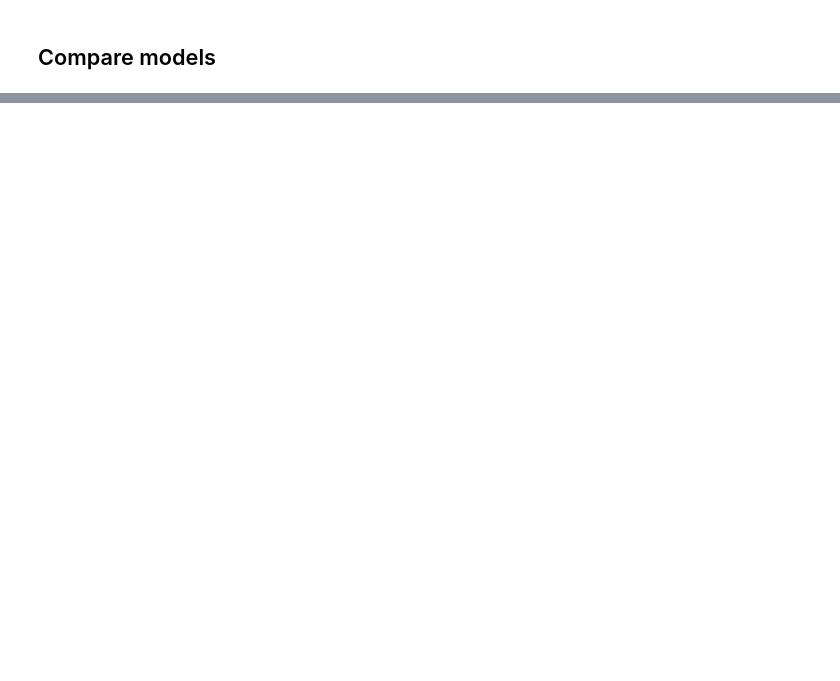
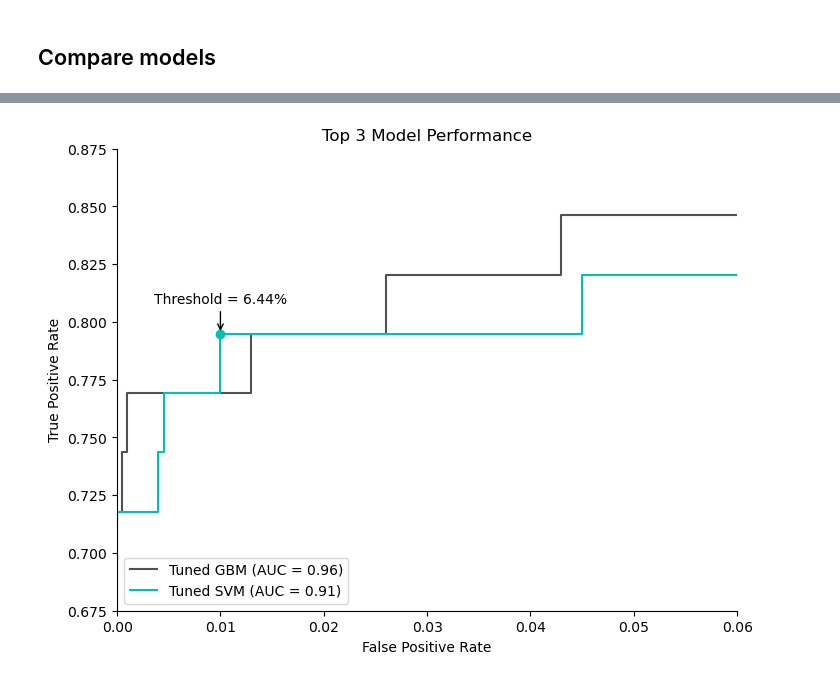
Before and after one commit to benoitchamot/Shootings, a Jupyter notebook: Model/Model_tuning.ipynb, the cells around one changed output, grey strips where cells are left out. Cells and saved outputs as stored; diff of their text form; code cells hidden in the pictures; blank space fills up the shorter version.

```diff
--- a/Model/Model_tuning.ipynb
+++ b/Model/Model_tuning.ipynb
@@ -232,0 +431,30 @@ display(compare_models)
+# %%
+fig, ax = plt.subplots(figsize=(8,6))
+
+sns.despine()
+
+ax.plot(roc_param_4['fpr'], roc_param_4['tpr'], label=f"{metrics_4['model']} (AUC = {metrics_4['auc_score']/100:.2f})", c=main_color_darker)
+ax.plot(roc_param_5['fpr'], roc_param_5['tpr'], label=f"{metrics_5['model']} (AUC = {metrics_5['auc_score']/100:.2f})", c=highlight_color)
+
+ax.scatter(roc_param_5['fpr'][8], roc_param_5['tpr'][8], c=highlight_color)
+ax.annotate(
+    f"Threshold = {100*roc_param_5['thr'][8]:.2f}%",
+    [roc_param_5['fpr'][8], roc_param_5['tpr'][8]],
+    verticalalignment='bottom',
+    horizontalalignment='center',
+    arrowprops=dict(arrowstyle= '->'),
+    xytext=[roc_param_5['fpr'][8]+.0, roc_param_5['tpr'][8]+.012])
+
+ax.set_title('Top 3 Model Performance')
+
+ax.set_xlim(0, .06)
+ax.set_ylim(.675, .875)
+
+ax.set_xlabel('False Positive Rate')
+ax.set_ylabel('True Positive Rate')
+
+ax.legend(loc='lower left')
+
+plt.show()
+# %% [output]
+[figure, added]
```
Also changed, not shown: parts of 37 cells of this notebook, 1 other file.
